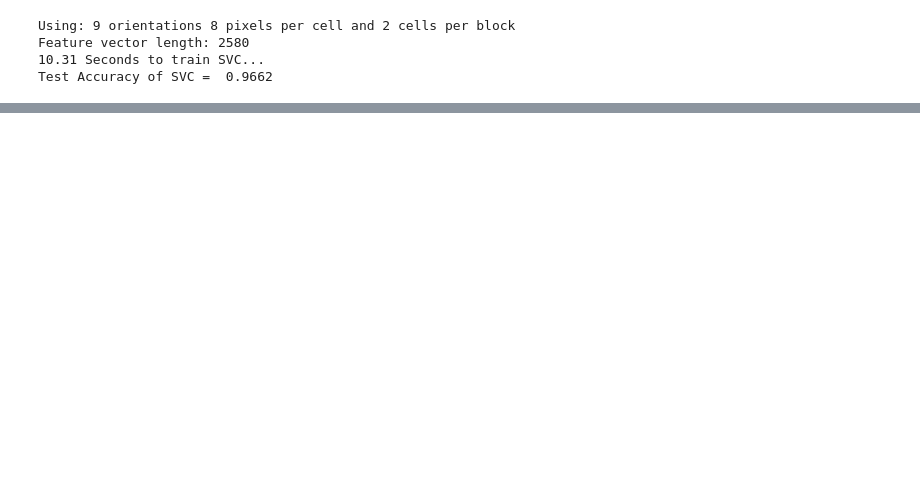
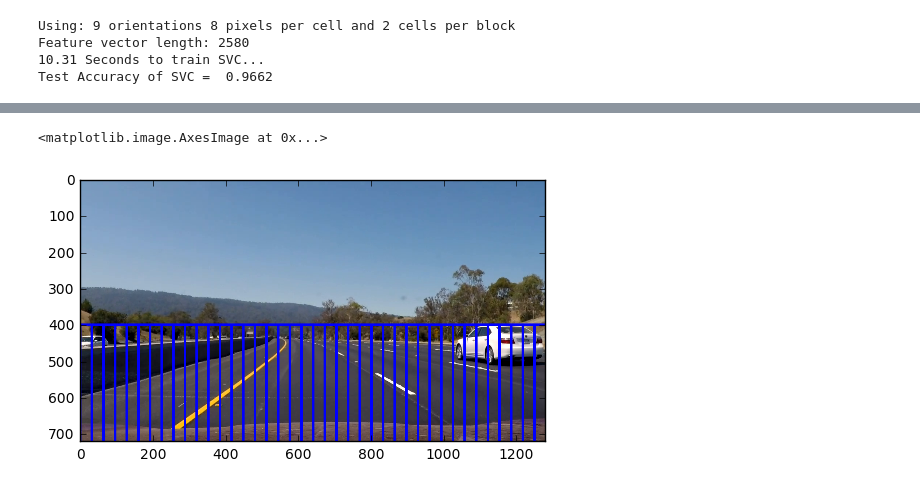
Before and after one commit to sirpsycho85/CarND-Vehicle-Detection, a Jupyter notebook: Scratch.ipynb, the cells around one changed output, grey strips where cells are left out. Drawn from its saved outputs; the diff is of its cells as text; code cells hidden in the pictures; blank space fills up the shorter version.

Commit message:
Different pipelines to treat window sizes separately

```diff
--- a/Scratch.ipynb
+++ b/Scratch.ipynb
@@ -524,0 +599,11 @@ plt.imshow(labels[0], cmap='gray')
+# %%
+clip0 = VideoFileClip('project_video.mp4')
+image = clip0.get_frame(10*25/25) # shape = (720,1280)
+window_size = int(image.shape[1]/2)
+windows = slide_window(image, x_start_stop=[None, None], y_start_stop=[400, 400+window_size],
+                                xy_window=(window_size,window_size), xy_overlap=(0.95, 0.95))
+image_boxes = draw_boxes(image, windows, color=(0, 0, 255), thick=6)
+plt.imshow(image_boxes)
+# %% [output]
+<matplotlib.image.AxesImage at 0x...>
+[figure, added]
```
Also changed, not shown: parts of 9 cells of this notebook, 1 other file.
